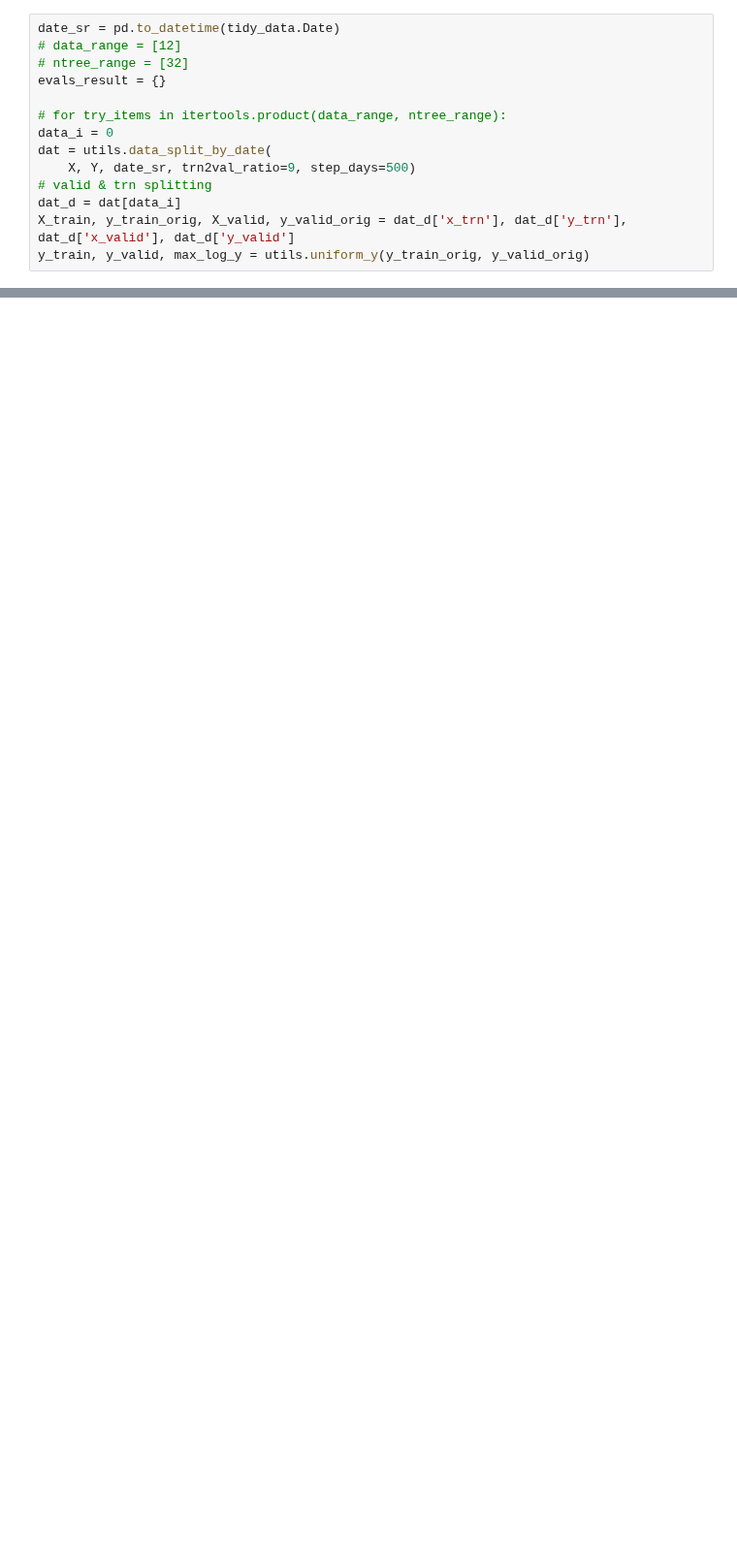
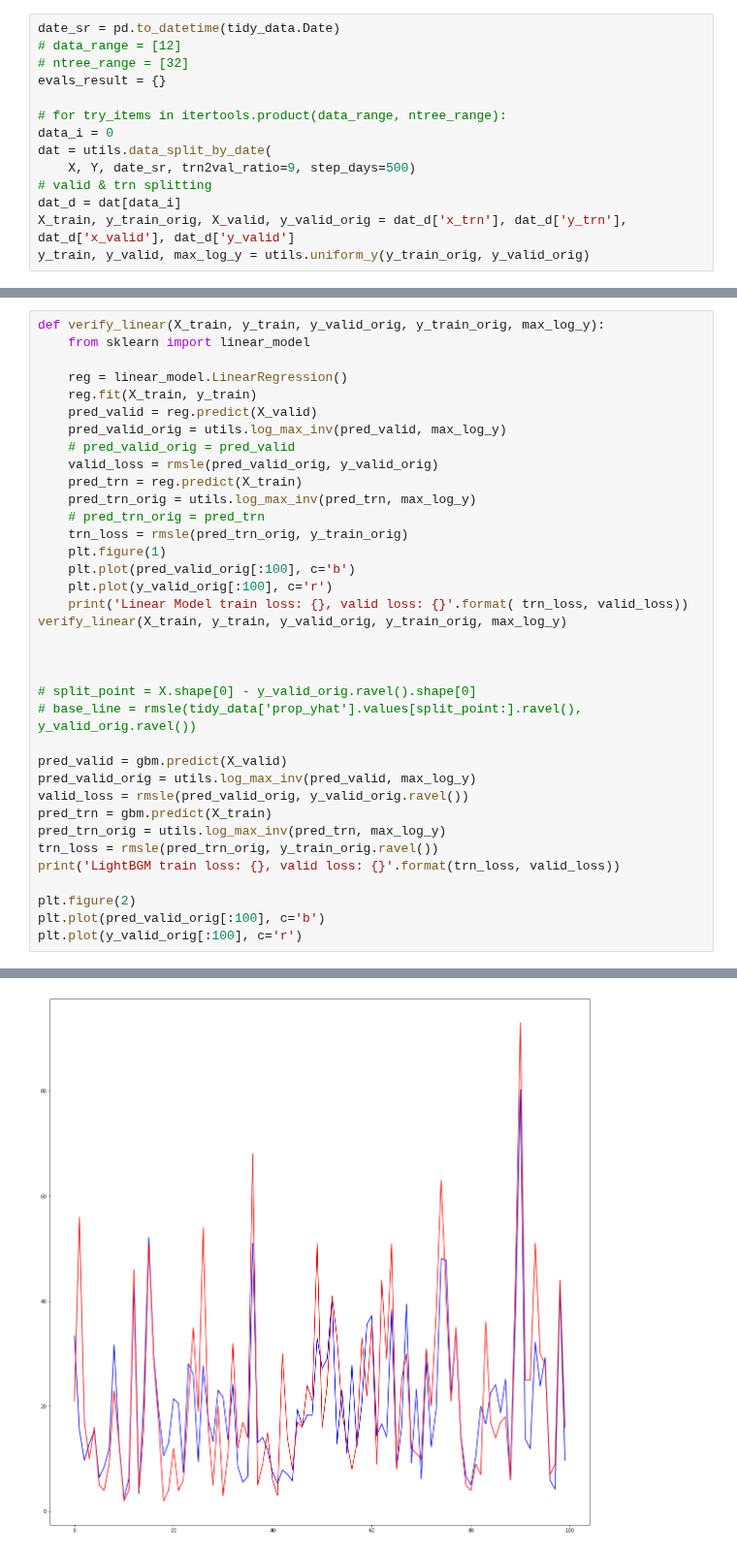
Before and after one commit to xiaochuan-du/ml_utils, a Jupyter notebook: proj/RRVF/try_model.ipynb, the cells around one changed output, grey strips where cells are left out. Shown at 97% size. Cells and saved outputs as stored; diff of their text form; blank space fills up the shorter version.

```diff
--- a/proj/RRVF/try_model.ipynb
+++ b/proj/RRVF/try_model.ipynb
@@ -268,0 +297,37 @@ plt.plot(y_valid_orig[:100], c='r')
+# %%
+def verify_linear(X_train, y_train, y_valid_orig, y_train_orig, max_log_y):
+    from sklearn import linear_model
+
+    reg = linear_model.LinearRegression()
+    reg.fit(X_train, y_train)
+    pred_valid = reg.predict(X_valid)
+    pred_valid_orig = utils.log_max_inv(pred_valid, max_log_y)
+    # pred_valid_orig = pred_valid
+    valid_loss = rmsle(pred_valid_orig, y_valid_orig)
+    pred_trn = reg.predict(X_train)
+    pred_trn_orig = utils.log_max_inv(pred_trn, max_log_y)
+    # pred_trn_orig = pred_trn
+    trn_loss = rmsle(pred_trn_orig, y_train_orig)
+    plt.figure(1)
+    plt.plot(pred_valid_orig[:100], c='b')
+    plt.plot(y_valid_orig[:100], c='r')
+    print('Linear Model train loss: {}, valid loss: {}'.format( trn_loss, valid_loss))
+verify_linear(X_train, y_train, y_valid_orig, y_train_orig, max_log_y)
+
+
+
+# split_point = X.shape[0] - y_valid_orig.ravel().shape[0]
+# base_line = rmsle(tidy_data['prop_yhat'].values[split_point:].ravel(), y_valid_orig.ravel())
+
+pred_valid = gbm.predict(X_valid)
+pred_valid_orig = utils.log_max_inv(pred_valid, max_log_y)
+valid_loss = rmsle(pred_valid_orig, y_valid_orig.ravel())
+pred_trn = gbm.predict(X_train)
+pred_trn_orig = utils.log_max_inv(pred_trn, max_log_y)
+trn_loss = rmsle(pred_trn_orig, y_train_orig.ravel())
+print('LightBGM train loss: {}, valid loss: {}'.format(trn_loss, valid_loss))
+
+plt.figure(2)
+plt.plot(pred_valid_orig[:100], c='b')
+plt.plot(y_valid_orig[:100], c='r')
+# %% [output]
@@ -268,0 +337 @@ plt.plot(y_valid_orig[:100], c='r')
+[figure, added]
```
Also changed, not shown: parts of 17 cells of this notebook.
